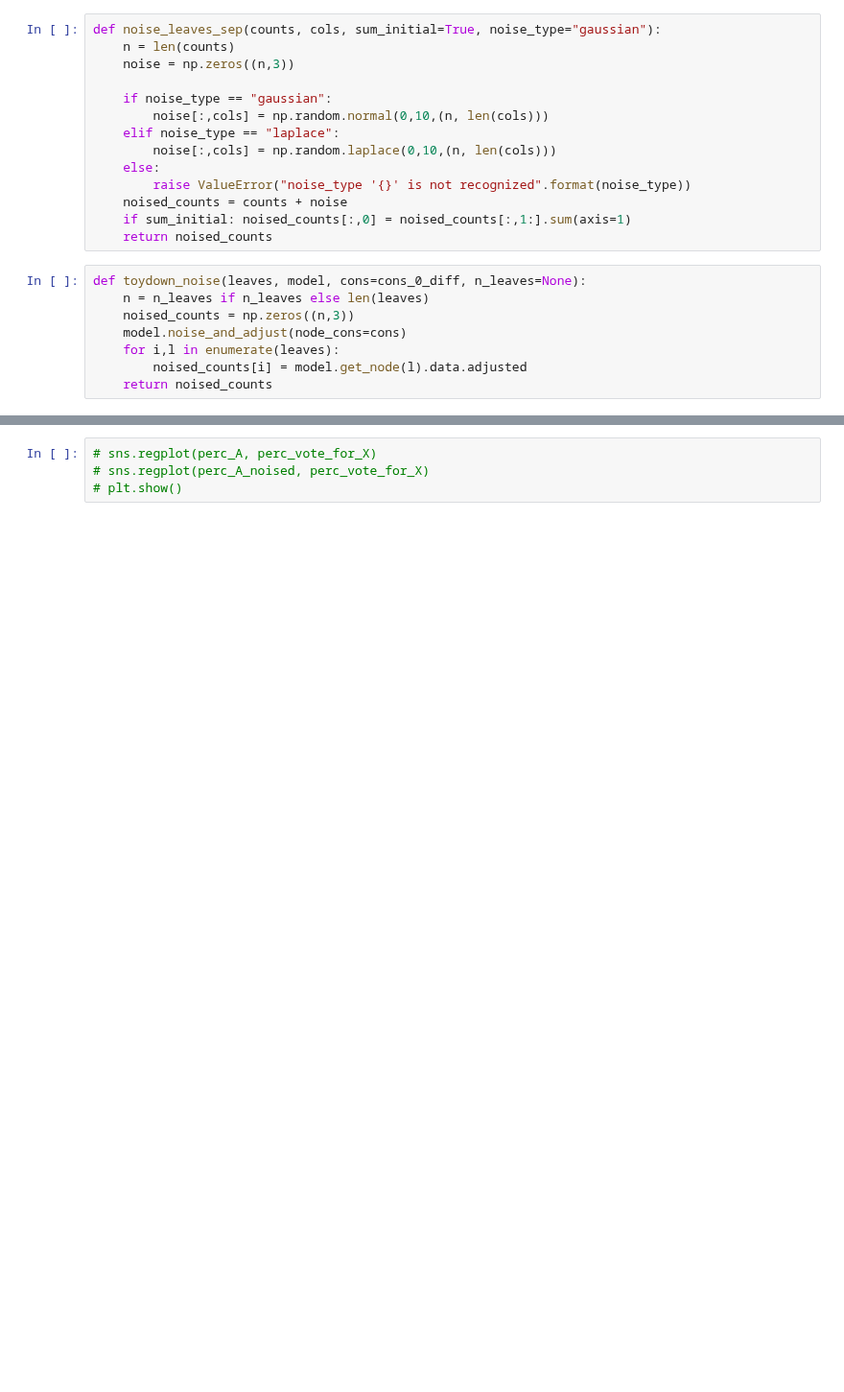
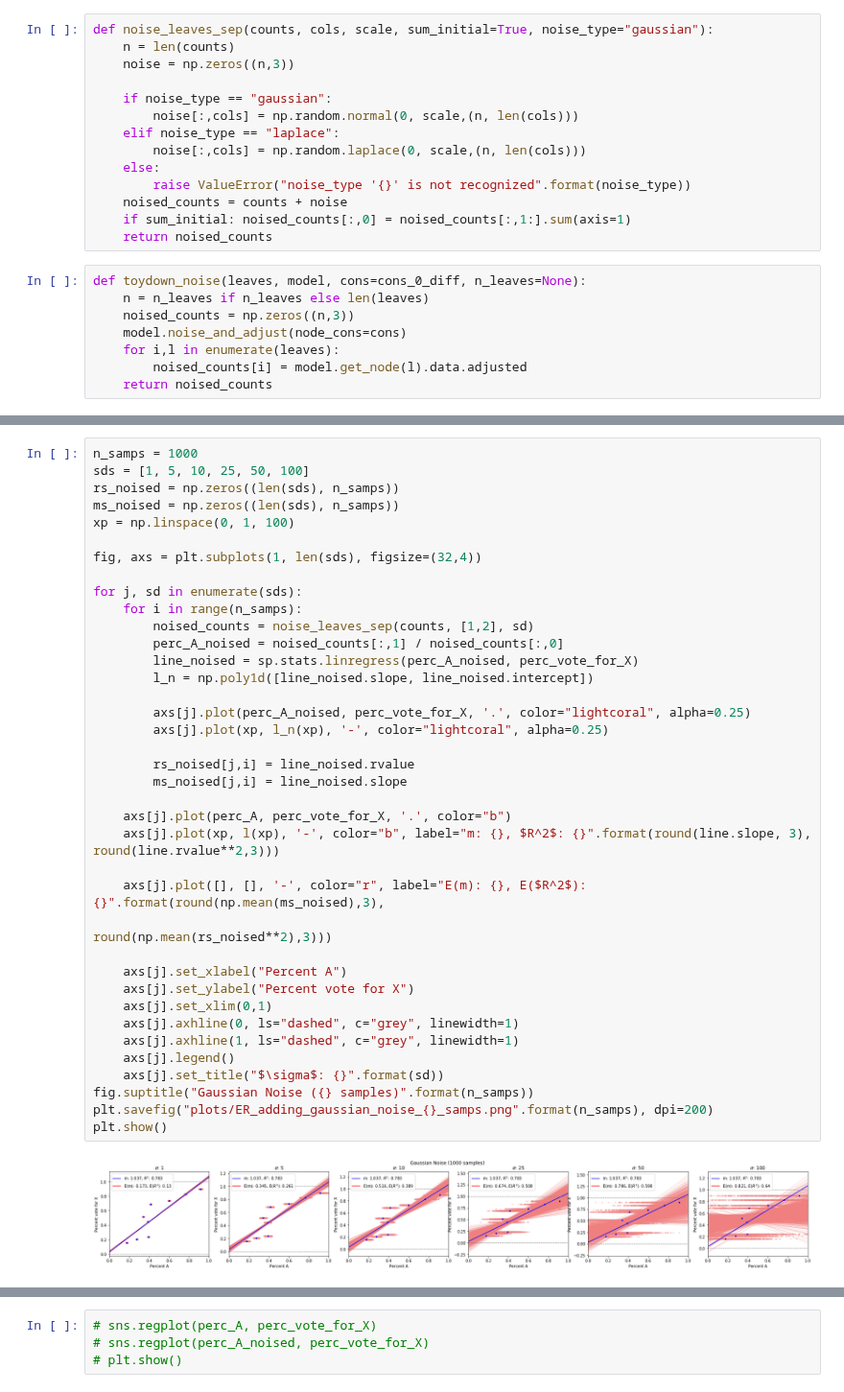
Before and after one commit to mggg/census-diff-privacy, a Jupyter notebook: noise_in_ER.ipynb, the cells around one changed output, grey strips where cells are left out. Shown at 96% size. Saved outputs shown, nothing was run; the diff lists cells and outputs as text; blank space fills up the shorter version.

```diff
--- a/noise_in_ER.ipynb
+++ b/noise_in_ER.ipynb
@@ -94,14 +106,14 @@ def leaf_counts(leaves, model):
         counts[i] = model.get_node(l).data.attributes
     return counts
 # %%
-def noise_leaves_sep(counts, cols, sum_initial=True, noise_type="gaussian"):
+def noise_leaves_sep(counts, cols, scale, sum_initial=True, noise_type="gaussian"):
     n = len(counts)
     noise = np.zeros((n,3))
 
     if noise_type == "gaussian":
-        noise[:,cols] = np.random.normal(0,10,(n, len(cols)))
+        noise[:,cols] = np.random.normal(0, scale,(n, len(cols)))
     elif noise_type == "laplace":
-        noise[:,cols] = np.random.laplace(0,10,(n, len(cols)))
+        noise[:,cols] = np.random.laplace(0, scale,(n, len(cols)))
     else:
         raise ValueError("noise_type '{}' is not recognized".format(noise_type))
     noised_counts = counts + noise
@@ -138,0 +173,40 @@ plt.show()
+# %%
+n_samps = 1000
+sds = [1, 5, 10, 25, 50, 100]
+rs_noised = np.zeros((len(sds), n_samps))
+ms_noised = np.zeros((len(sds), n_samps))
+xp = np.linspace(0, 1, 100)
+
+fig, axs = plt.subplots(1, len(sds), figsize=(32,4))
+
+for j, sd in enumerate(sds):
+    for i in range(n_samps):
+        noised_counts = noise_leaves_sep(counts, [1,2], sd)
+        perc_A_noised = noised_counts[:,1] / noised_counts[:,0]
+        line_noised = sp.stats.linregress(perc_A_noised, perc_vote_for_X)
+        l_n = np.poly1d([line_noised.slope, line_noised.intercept])
+
+        axs[j].plot(perc_A_noised, perc_vote_for_X, '.', color="lightcoral", alpha=0.25)
+        axs[j].plot(xp, l_n(xp), '-', color="lightcoral", alpha=0.25)
+
+        rs_noised[j,i] = line_noised.rvalue
+        ms_noised[j,i] = line_noised.slope
+
+    axs[j].plot(perc_A, perc_vote_for_X, '.', color="b")
+    axs[j].plot(xp, l(xp), '-', color="b", label="m: {}, $R^2$: {}".format(round(line.slope, 3), round(line.rvalue**2,3)))
+
+    axs[j].plot([], [], '-', color="r", label="E(m): {}, E($R^2$): {}".format(round(np.mean(ms_noised),3),
+                                                                         round(np.mean(rs_noised**2),3)))
+
+    axs[j].set_xlabel("Percent A")
+    axs[j].set_ylabel("Percent vote for X")
+    axs[j].set_xlim(0,1)
+    axs[j].axhline(0, ls="dashed", c="grey", linewidth=1)
+    axs[j].axhline(1, ls="dashed", c="grey", linewidth=1)
+    axs[j].legend()
+    axs[j].set_title("$\sigma$: {}".format(sd))
+fig.suptitle("Gaussian Noise ({} samples)".format(n_samps))
+plt.savefig("plots/ER_adding_gaussian_noise_{}_samps.png".format(n_samps), dpi=200)
+plt.show()
+# %% [output]
+[figure, added]
```
Also changed, not shown: parts of 18 cells of this notebook, 8 other files.
